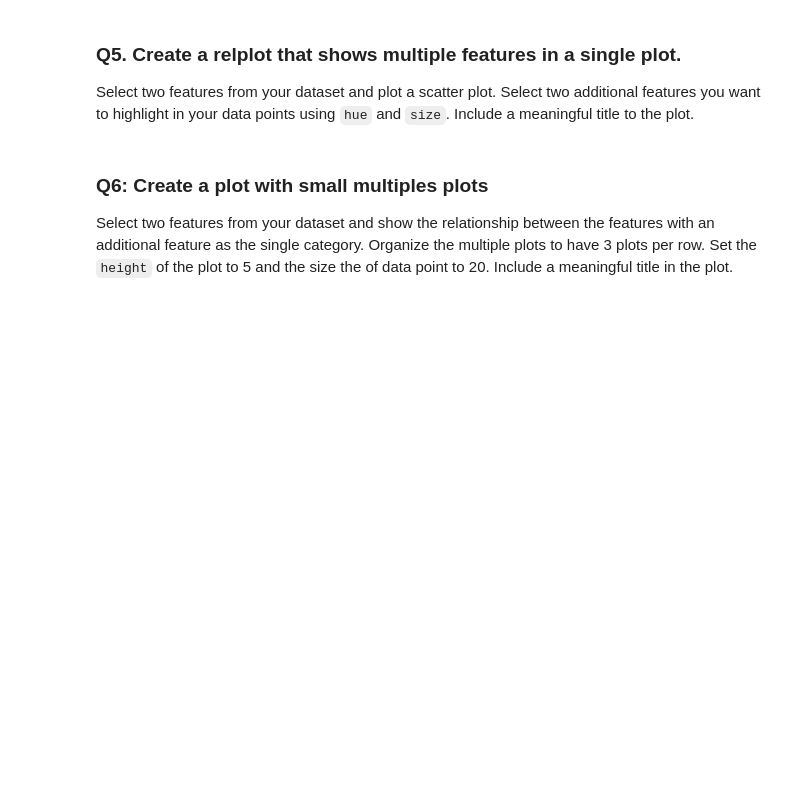
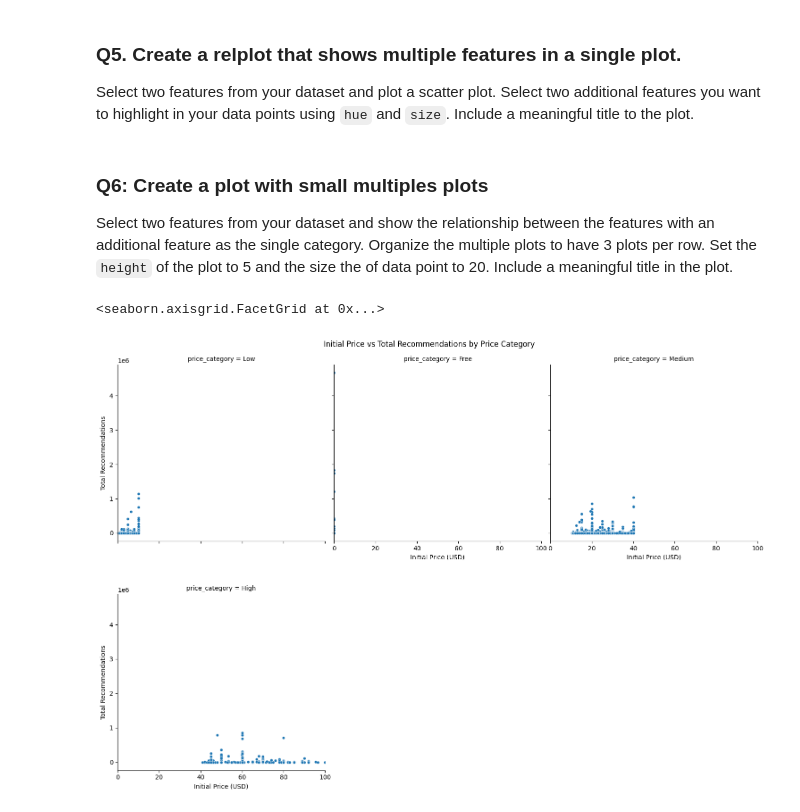
Before and after one commit to CS133-DataVisualization/term-project-group-15, a Jupyter notebook: Project Assignments/CS133_F25_P1_relplot_scatter.ipynb, the cells around one changed output. Drawn from its saved outputs; the diff is of its cells as text; code cells hidden in the pictures; blank space fills up the shorter version.

```diff
--- a/Project Assignments/CS133_F25_P1_relplot_scatter.ipynb
+++ b/Project Assignments/CS133_F25_P1_relplot_scatter.ipynb
@@ -75,0 +74,55 @@ Select two features from your dataset and show the relationship between the feat
+# %%
+# Your code here . . .
+import seaborn as sns
+import matplotlib.pyplot as plt
+%matplotlib inline
+
+## Note: games that are free have missing values for "mat_initial_price" and "mat_final_price",
+##       so we will adjust those missing values to be 0 for free games before plotting. We will
+##       also save this in a new df to avoid modifying the original data
+steam_games_adjusted = steam_games.copy()
+steam_games_adjusted["mat_initial_price"] = steam_games_adjusted["mat_initial_price"].fillna(0)
+steam_games_adjusted["mat_final_price"] = steam_games_adjusted["mat_final_price"].fillna(0)
+
+## The prices are also in cents, so we will convert them to dollars for easier interpretation
+steam_games_adjusted["mat_initial_price"] = steam_games_adjusted["mat_initial_price"] / 100
+steam_games_adjusted["mat_final_price"] = steam_games_adjusted["mat_final_price"] / 100
+
+## Create a new column "price_category" to categorize games into "Free", "Low", "Medium", and "High" price categories
+def categorize_price(price):
+    if price == 0:
+        return "Free"
+    elif price > 0 and price <= 10:
+        return "Low"
+    elif price > 10 and price <= 40:
+        return "Medium"
+    else:
+        return "High"
+steam_games_adjusted["price_category"] = steam_games_adjusted["mat_initial_price"].apply(categorize_price)
+
+## Create the scatter plot with subplots for each price category
+mult_plot = sns.relplot(
+    data=steam_games_adjusted,
+    x="mat_initial_price",
+    y="recommendations_total",
+    col="price_category",
+    kind="scatter",
+    col_wrap=3,
+    height=5,
+    s=20
+)
+
+## Set the x-axis limits for all subplots to be the same for better comparison
+## (there are some games that are extreme outliers, not typical for a customer's budget)
+for ax in mult_plot.axes.flatten():
+    ax.set_xlim(0, 100)
+
+## Set the title and axis labels for the entire figure
+mult_plot.fig.suptitle(
+        "Initial Price vs Total Recommendations by Price Category",
+        y=1.02 # Give a gap for the title to not overlap with the subplots
+)
+mult_plot.set_axis_labels("Initial Price (USD)", "Total Recommendations")
+# %% [output]
+<seaborn.axisgrid.FacetGrid at 0x...>
+[figure, added]
```
Also changed, not shown: parts of 1 cell of this notebook.
